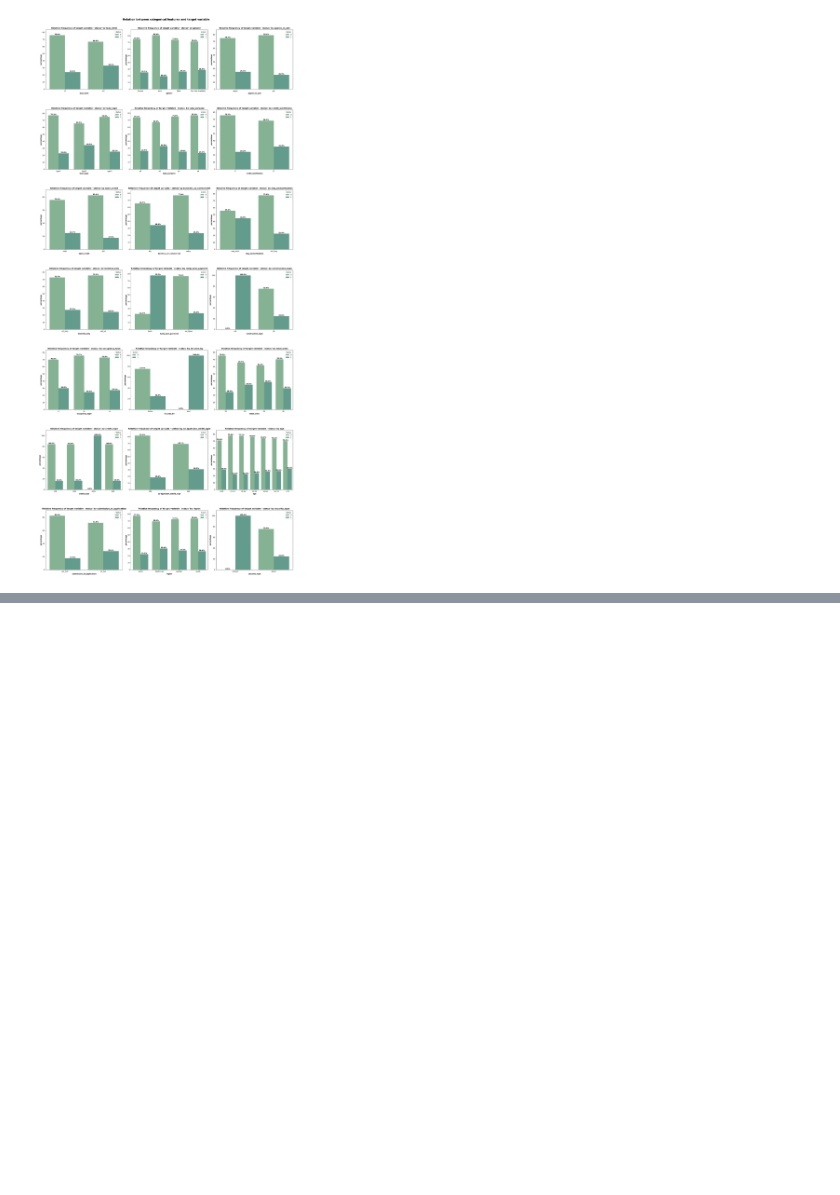
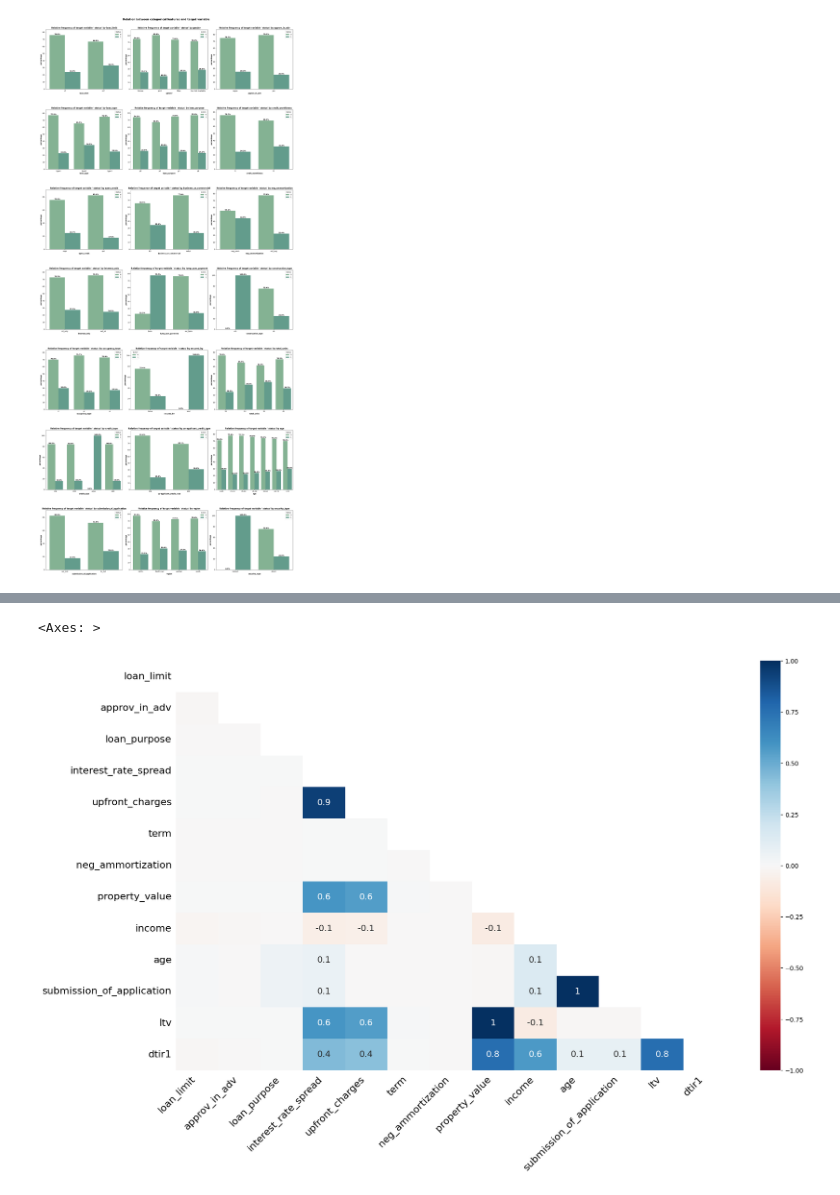
Before and after one commit to mustDestroy/LoanApproval, a Jupyter notebook: loan_risk_analysis.ipynb, the cells around one changed output, grey strips where cells are left out. Cells and saved outputs as stored; diff of their text form; code cells hidden in the pictures; blank space fills up the shorter version.

```diff
--- a/loan_risk_analysis.ipynb
+++ b/loan_risk_analysis.ipynb
@@ -534 +574,6 @@ melted_df = melt_df_for_barplot(loan_status_relfreq, "status", "age", "percentag
+# %%
+msno.heatmap(df_loan)
+# %% [output]
+<Axes: >
+[figure, added]
 # %% [markdown]
```
Also changed, not shown: parts of 15 cells of this notebook.
